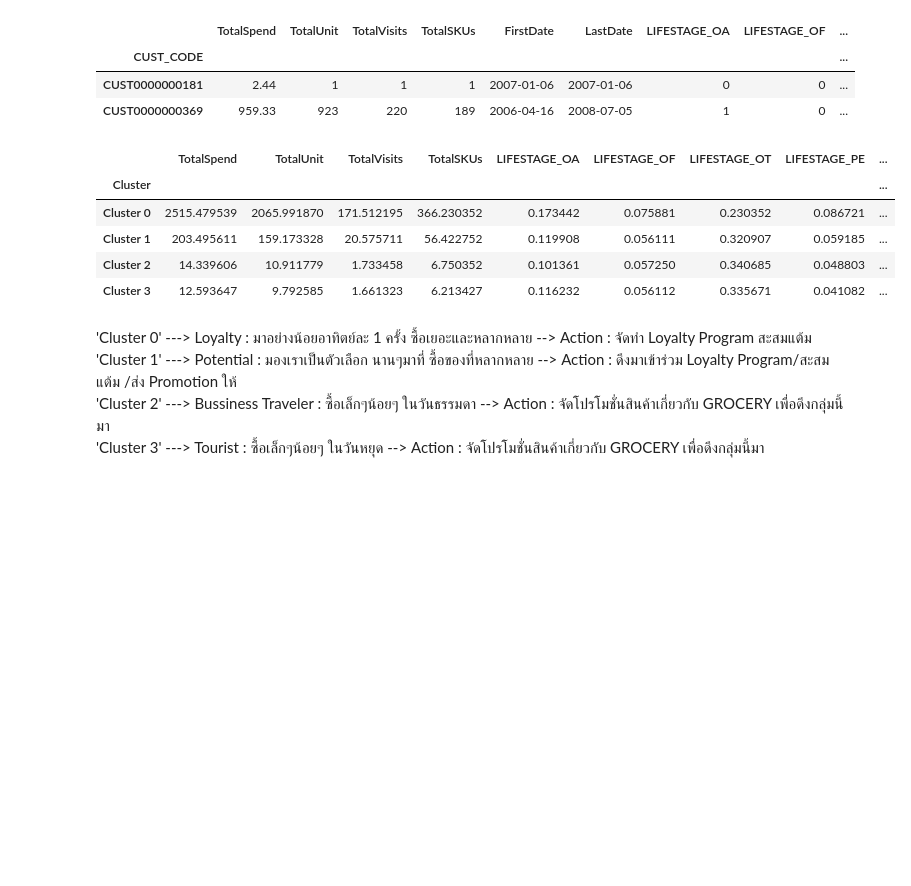
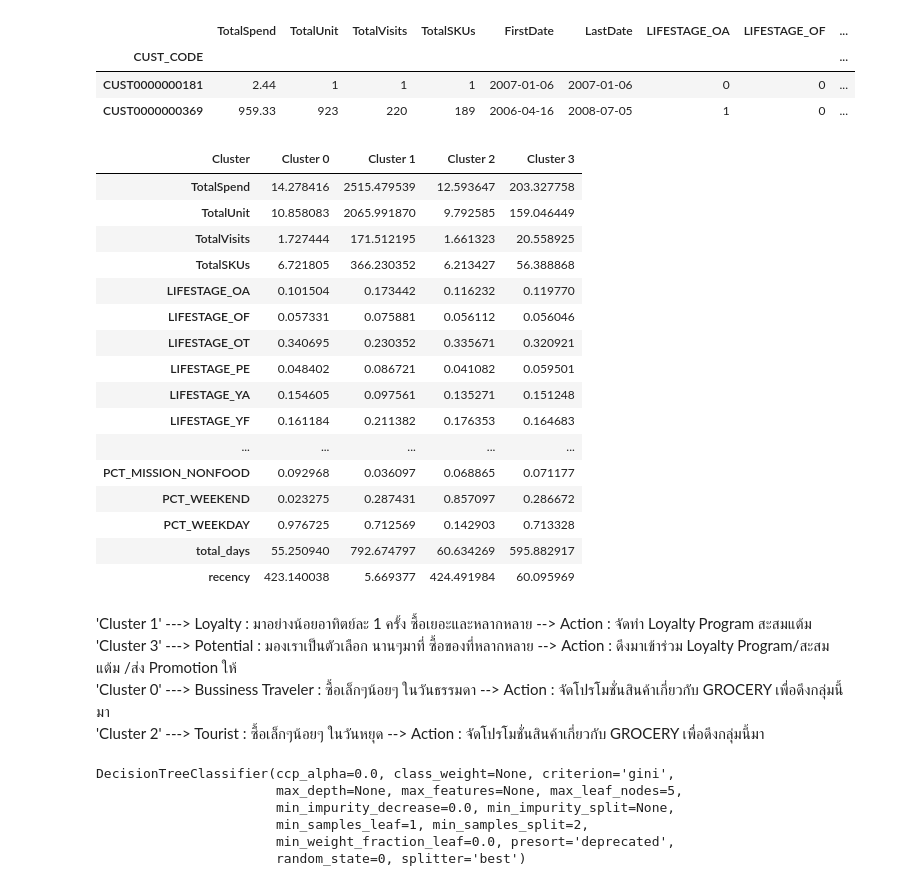
Before and after one commit to taitip-supha/BADS7105_CRM, a Jupyter notebook: 02_CustomerSegment/Customer_Segmentation.ipynb, the cells around one changed output. Cells and saved outputs as stored; diff of their text form; code cells hidden in the pictures; blank space fills up the shorter version.

```diff
--- a/02_CustomerSegment/Customer_Segmentation.ipynb
+++ b/02_CustomerSegment/Customer_Segmentation.ipynb
@@ -22,7 +35,7 @@ drive.mount('/content/drive')
 Mounted at /content/drive
 # %%
 #Import data
-df = pd.read_csv('/content/drive/MyDrive/Colab Notebooks/BADS7105/Supermarket Data.csv')
+df = pd.read_csv('/content/drive/MyDrive/Colab Notebooks/BADS7105_CRM/99_Backup/SupermarketData.csv')
 df['SHOP_DATE'] = df['SHOP_DATE'].apply(lambda x: pd.to_datetime(str(x), format='%Y%m%d'))
 display(df.head())
 print(df.info())
@@ -263,16 +306,27 @@ resule_kmeans.head(2)
 | CUST0000000181 | 2.44 | 1 | 1 | 1 | 2007-01-06 | 2007-01-06 | 0 | 0 | ... |
 | CUST0000000369 | 959.33 | 923 | 220 | 189 | 2006-04-16 | 2008-07-05 | 1 | 0 | ... |
 # %%
-resule_kmeans.groupby(['Cluster']).mean()
+resule_kmeans.groupby(['Cluster']).mean().T.style.highlight_max(color = 'lightgreen', axis = 1)
 # %% [output]
-|  | TotalSpend | TotalUnit | TotalVisits | TotalSKUs | LIFESTAGE_OA | LIFESTAGE_OF | LIFESTAGE_OT | LIFESTAGE_PE | ... |
-| Cluster |  |  |  |  |  |  |  |  | ... |
-| Cluster 0 | 2515.479539 | 2065.991870 | 171.512195 | 366.230352 | 0.173442 | 0.075881 | 0.230352 | 0.086721 | ... |
-| Cluster 1 | 203.495611 | 159.173328 | 20.575711 | 56.422752 | 0.119908 | 0.056111 | 0.320907 | 0.059185 | ... |
-| Cluster 2 | 14.339606 | 10.911779 | 1.733458 | 6.750352 | 0.101361 | 0.057250 | 0.340685 | 0.048803 | ... |
-| Cluster 3 | 12.593647 | 9.792585 | 1.661323 | 6.213427 | 0.116232 | 0.056112 | 0.335671 | 0.041082 | ... |
+| Cluster | Cluster 0 | Cluster 1 | Cluster 2 | Cluster 3 |
+| TotalSpend | 14.278416 | 2515.479539 | 12.593647 | 203.327758 |
+| TotalUnit | 10.858083 | 2065.991870 | 9.792585 | 159.046449 |
+| TotalVisits | 1.727444 | 171.512195 | 1.661323 | 20.558925 |
+| TotalSKUs | 6.721805 | 366.230352 | 6.213427 | 56.388868 |
+| LIFESTAGE_OA | 0.101504 | 0.173442 | 0.116232 | 0.119770 |
+| LIFESTAGE_OF | 0.057331 | 0.075881 | 0.056112 | 0.056046 |
+| LIFESTAGE_OT | 0.340695 | 0.230352 | 0.335671 | 0.320921 |
+| LIFESTAGE_PE | 0.048402 | 0.086721 | 0.041082 | 0.059501 |
+| LIFESTAGE_YA | 0.154605 | 0.097561 | 0.135271 | 0.151248 |
+| LIFESTAGE_YF | 0.161184 | 0.211382 | 0.176353 | 0.164683 |
+| ... | ... | ... | ... | ... |
+| PCT_MISSION_NONFOOD | 0.092968 | 0.036097 | 0.068865 | 0.071177 |
+| PCT_WEEKEND | 0.023275 | 0.287431 | 0.857097 | 0.286672 |
+| PCT_WEEKDAY | 0.976725 | 0.712569 | 0.142903 | 0.713328 |
+| total_days | 55.250940 | 792.674797 | 60.634269 | 595.882917 |
+| recency | 423.140038 | 5.669377 | 424.491984 | 60.095969 |
 # %% [markdown]
-'Cluster 0' ---> Loyalty : มาอย่างน้อยอาทิตย์ละ 1 ครั้ง ซื้อเยอะและหลากหลาย --> Action : จัดทำ Loyalty Program สะสมแต้ม
-<br>'Cluster 1' ---> Potential : มองเราเป็นตัวเลือก นานๆมาที่ ซื้อของที่หลากหลาย --> Action : ดึงมาเข้าร่วม Loyalty Program/สะสมแต้ม /ส่ง Promotion ให้
-<br>'Cluster 2' ---> Bussiness Traveler : ซื้อเล็กๆน้อยๆ ในวันธรรมดา --> Action : จัดโปรโมชั่นสินค้าเกี่ยวกับ GROCERY เพื่อดึงกลุ่มนี้มา
-<br>'Cluster 3' ---> Tourist : ซื้อเล็กๆน้อยๆ ในวันหยุด --> Action : จัดโปรโมชั่นสินค้าเกี่ยวกับ GROCERY เพื่อดึงกลุ่มนี้มา
+'Cluster 1' ---> Loyalty : มาอย่างน้อยอาทิตย์ละ 1 ครั้ง ซื้อเยอะและหลากหลาย --> Action : จัดทำ Loyalty Program สะสมแต้ม
+<br>'Cluster 3' ---> Potential : มองเราเป็นตัวเลือก นานๆมาที่ ซื้อของที่หลากหลาย --> Action : ดึงมาเข้าร่วม Loyalty Program/สะสมแต้ม /ส่ง Promotion ให้
+<br>'Cluster 0' ---> Bussiness Traveler : ซื้อเล็กๆน้อยๆ ในวันธรรมดา --> Action : จัดโปรโมชั่นสินค้าเกี่ยวกับ GROCERY เพื่อดึงกลุ่มนี้มา
+<br>'Cluster 2' ---> Tourist : ซื้อเล็กๆน้อยๆ ในวันหยุด --> Action : จัดโปรโมชั่นสินค้าเกี่ยวกับ GROCERY เพื่อดึงกลุ่มนี้มา
@@ -280,0 +333,15 @@ resule_kmeans.groupby(['Cluster']).mean()
+# %%
+from sklearn.tree import DecisionTreeClassifier
+from matplotlib import pyplot as plt
+from sklearn import tree
+clf = DecisionTreeClassifier(max_leaf_nodes=5, random_state=0)
+clf_feature = resule_kmeans.drop(columns=['Cluster','FirstDate','LastDate'])
+clf_y = resule_kmeans['Cluster'].str[-1].astype(int)
+clf.fit( clf_feature, clf_y)
+# %% [output]
+DecisionTreeClassifier(ccp_alpha=0.0, class_weight=None, criterion='gini',
+                       max_depth=None, max_features=None, max_leaf_nodes=5,
+                       min_impurity_decrease=0.0, min_impurity_split=None,
+                       min_samples_leaf=1, min_samples_split=2,
+                       min_weight_fraction_leaf=0.0, presort='deprecated',
+                       random_state=0, splitter='best')
```
Also changed, not shown: parts of 20 cells of this notebook.
